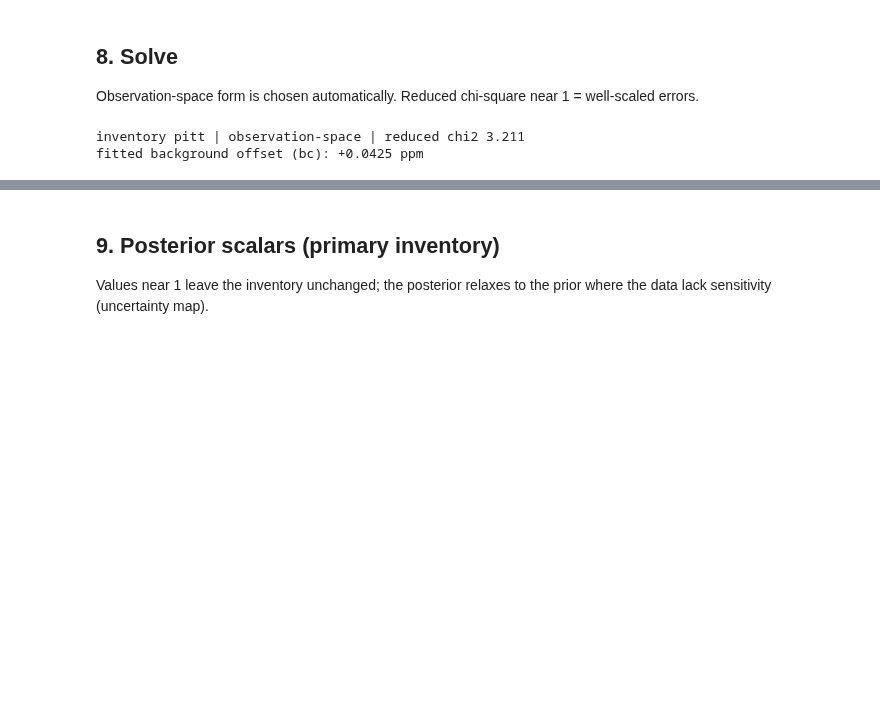
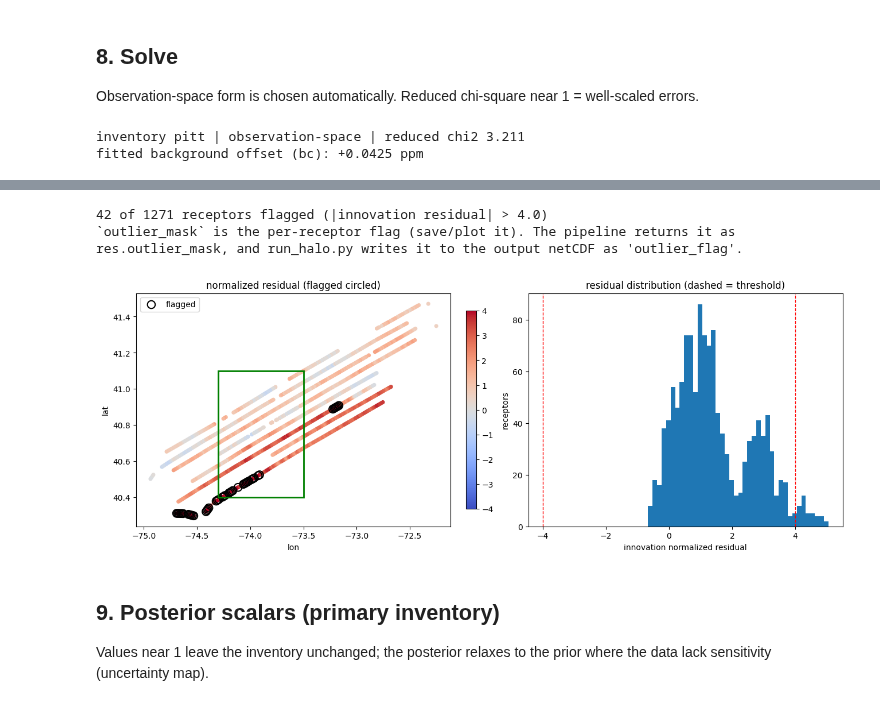
Before and after one commit to erselab/halo-nyc, a Jupyter notebook: bayes_opt/halo_oe/halo_inversion_walkthrough.ipynb, the cells around one changed output, grey strips where cells are left out. Drawn from its saved outputs; the diff is of its cells as text; code cells hidden in the pictures; blank space fills up the shorter version.

```diff
--- a/bayes_opt/halo_oe/halo_inversion_walkthrough.ipynb
+++ b/bayes_opt/halo_oe/halo_inversion_walkthrough.ipynb
@@ -239,3 +292,37 @@ fitted background offset (bc): +0.0425 ppm
+# %%
+from goe import flag_outliers
+
+OUTLIER_THRESHOLD = cfg.get_float('observations', 'outlier_threshold', default=0.0) or 4.0
+OUTLIER_KIND = cfg.get('observations', 'outlier_kind', default='innovation')
+
+# per-receptor boolean flag + normalized residuals
+outlier_mask, nr = flag_outliers(prob_corr, posterior=post_corr,
+                                 threshold=OUTLIER_THRESHOLD, kind=OUTLIER_KIND)
+print(f'{int(outlier_mask.sum())} of {len(outlier_mask)} receptors flagged '
+      f'(|{OUTLIER_KIND} residual| > {OUTLIER_THRESHOLD})')
+print("`outlier_mask` is the per-receptor flag (save/plot it). The pipeline returns it as")
+print("res.outlier_mask, and run_halo.py writes it to the output netCDF as 'outlier_flag'.")
+
+fig, ax = plt.subplots(1, 2, figsize=(13, 4.8), constrained_layout=True)
+sc = ax[0].scatter(rlon, rlat, c=nr, s=16, cmap='coolwarm',
+                   vmin=-OUTLIER_THRESHOLD, vmax=OUTLIER_THRESHOLD)
+ax[0].scatter(rlon[outlier_mask], rlat[outlier_mask], s=95, facecolors='none',
+              edgecolors='k', linewidths=1.5, label='flagged')
+ax[0].add_patch(plt.Rectangle((BBOX[2], BBOX[0]), BBOX[3]-BBOX[2], BBOX[1]-BBOX[0],
+                              fill=False, ec='green', lw=2))
+ax[0].set_xlabel('lon'); ax[0].set_ylabel('lat'); ax[0].legend(loc='upper left')
+ax[0].set_title('normalized residual (flagged circled)'); fig.colorbar(sc, ax=ax[0], shrink=0.85)
+ax[1].hist(nr, bins=40)
+for s in (-OUTLIER_THRESHOLD, OUTLIER_THRESHOLD):
+    ax[1].axvline(s, color='r', ls='--', lw=1)
+ax[1].set_xlabel(f'{OUTLIER_KIND} normalized residual'); ax[1].set_ylabel('receptors')
+ax[1].set_title('residual distribution (dashed = threshold)')
+plt.show()
+# %% [output]
+42 of 1271 receptors flagged (|innovation residual| > 4.0)
+`outlier_mask` is the per-receptor flag (save/plot it). The pipeline returns it as
+res.outlier_mask, and run_halo.py writes it to the output netCDF as 'outlier_flag'.
+[figure, added]
 # %% [markdown]
 ## 9. Posterior scalars (primary inventory)
 
```
Also changed, not shown: parts of 10 cells of this notebook, 6 other files.
